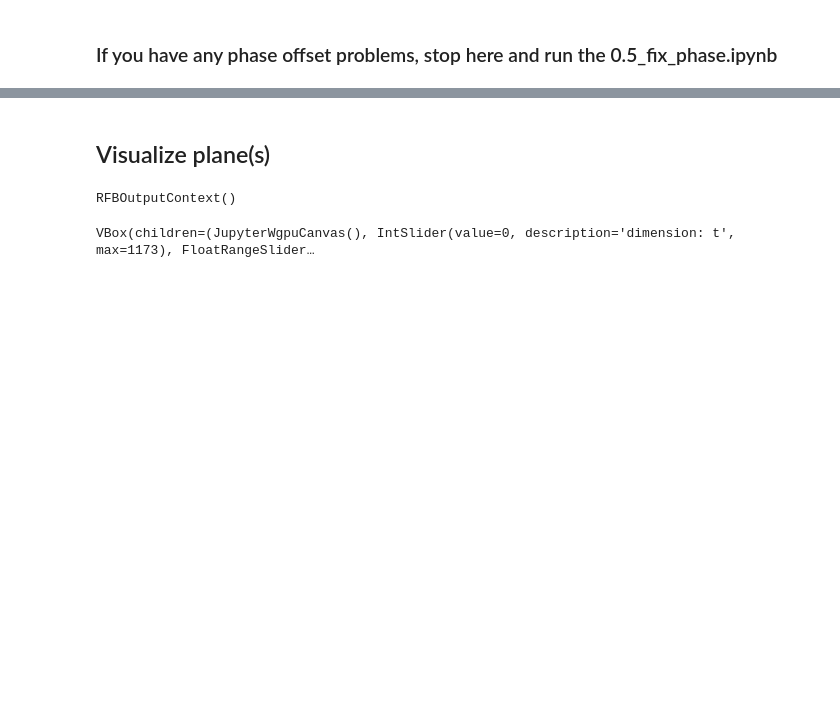
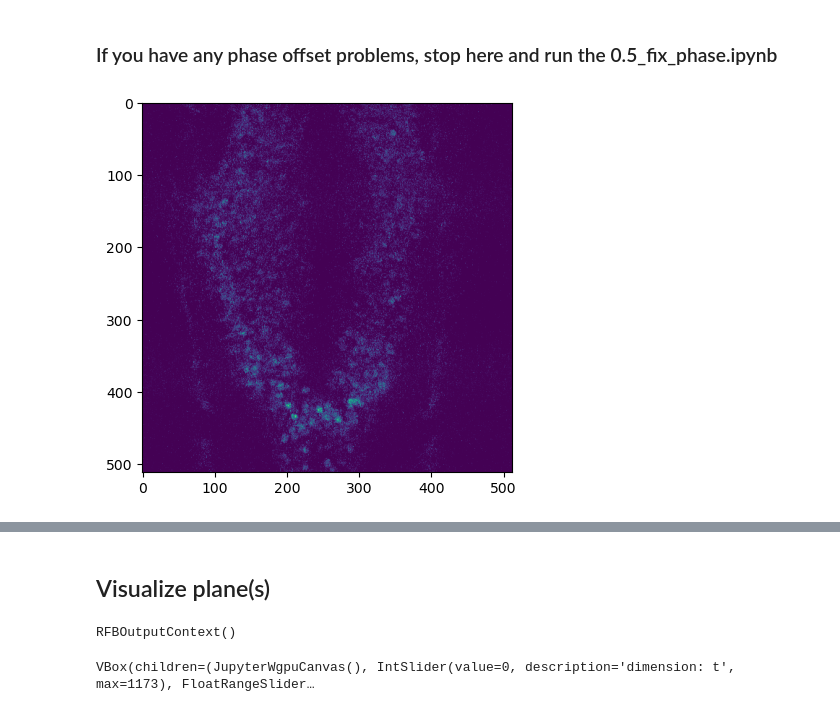
Before and after one commit to minel-arinel/caImageAnalysis, a Jupyter notebook: notebooks/0_bruker.ipynb, the cells around one changed output, grey strips where cells are left out. Drawn from its saved outputs; the diff is of its cells as text; code cells hidden in the pictures; blank space fills up the shorter version.

```diff
--- a/notebooks/0_bruker.ipynb
+++ b/notebooks/0_bruker.ipynb
@@ -51,16 +129,19 @@ The code that caused this warning is on line 208 of the file /Users/minelarinel/
 ### If you have any phase offset problems, stop here and run the 0.5_fix_phase.ipynb
 # %%
 # Check the combined image. If needed, rotate the raw image by angle.
-if 'markpoints' in fish.data_paths.keys() or 'vagal_R' in fish.data_paths['raw'].name:
+# For long recordings (~15 GB of image), don't rotate. The kernel crashes.
+if (not sidestim and 'markpoints' in fish.data_paths.keys()) or 'vagal_R' in fish.data_paths['raw'].name:
     # coordinate conversion is a pain, rotate the image later
     # and vagal_R is collected in the correct orientation
     pass
 else:
     if 'vagal_L' in fish.data_paths['raw'].name:
         angle = 180
     else:
         angle = 90
 
     fish.rotate_image(fish.data_paths['raw_image'], angle=angle)
+# %% [output]
+[figure, added]
 # %%
 # When the rotation angle is accurate, also rotate and create the anatomy.tif stack
```
Also changed, not shown: parts of 22 cells of this notebook.
